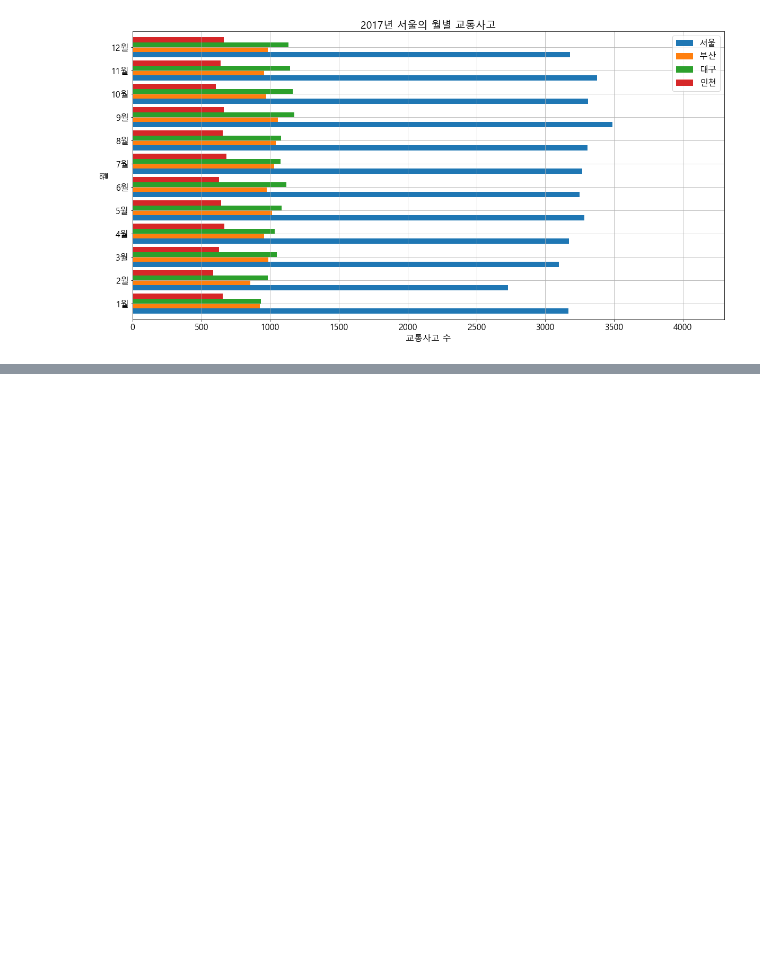
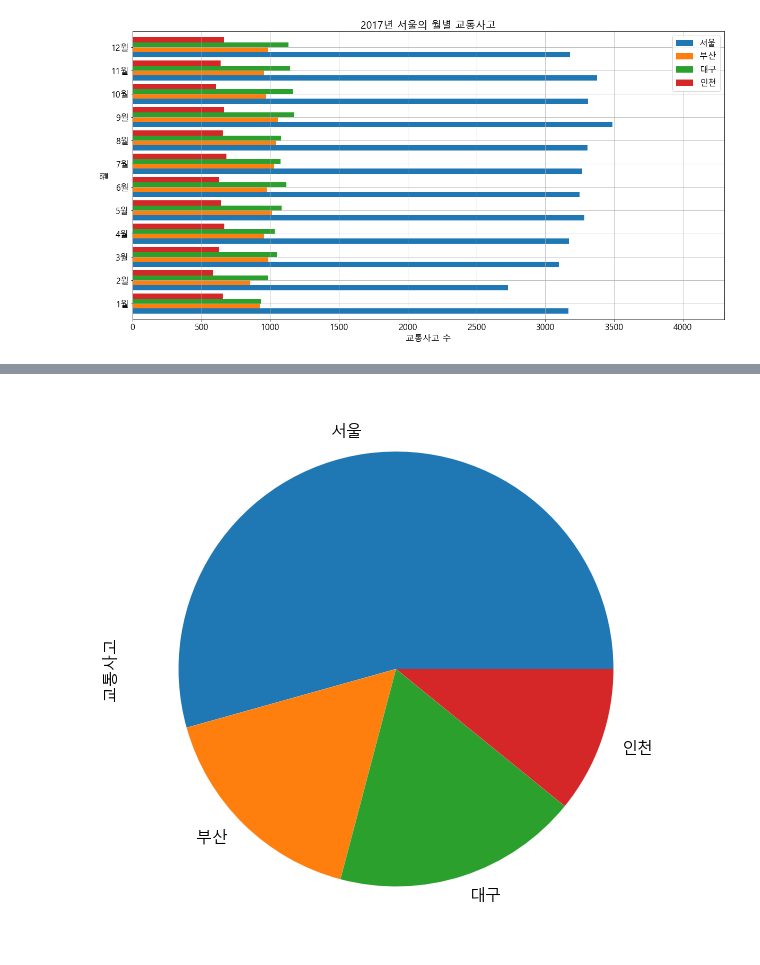
Before and after one commit to nice0001-angelo/DataAnalysis, a Jupyter notebook: 13-Pandas시각화.ipynb, the cells around one changed output, grey strips where cells are left out. Drawn from its saved outputs; the diff is of its cells as text; code cells hidden in the pictures; blank space fills up the shorter version.

```diff
--- a/13-Pandas시각화.ipynb
+++ b/13-Pandas시각화.ipynb
@@ -234,0 +245,4 @@ pyplot.show()
+# %%
+# 각 컬럼별로 합계 구하기 --> 도시별 1년간의 교통사고량
+total = 월별교통사고.sum()
+total
@@ -234,0 +255,4 @@ pyplot.show()
+# %%
+# 구해진 총합을 사용해서 데이터프레임 생성
+교통사고합계 = DataFrame(total, columns=['교통사고'])
+교통사고합계
@@ -234,0 +265,6 @@ pyplot.show()
+# %%
+# 데이터프레임의 특정 컬럼에 대한 파이그래프 표시 -> 반드시 특정 컬럼을 지정해야 함
+교통사고합계['교통사고'].plot.pie()
+pyplot.show()
+# %% [output]
+[figure, added]
```
Also changed, not shown: parts of 9 cells of this notebook.
